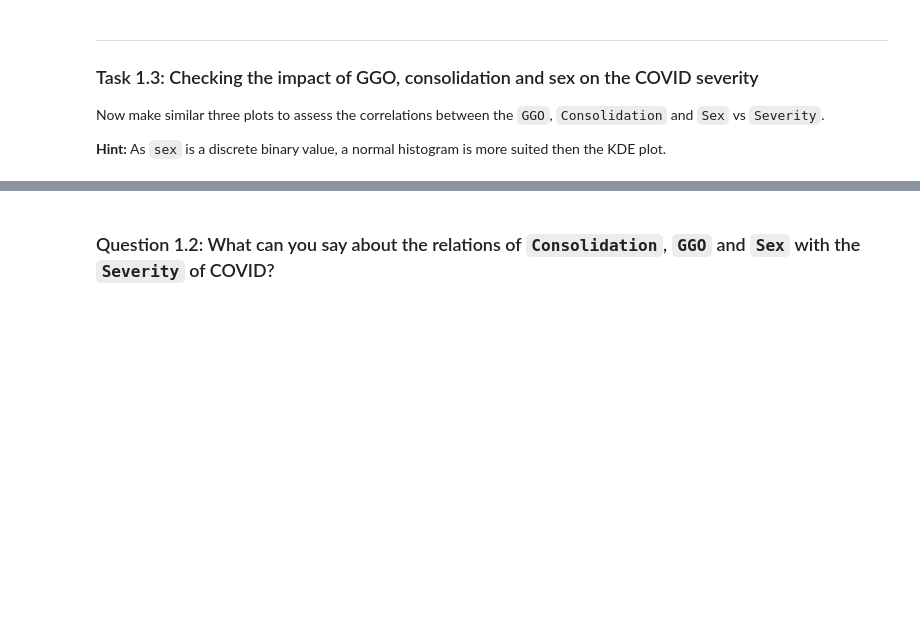
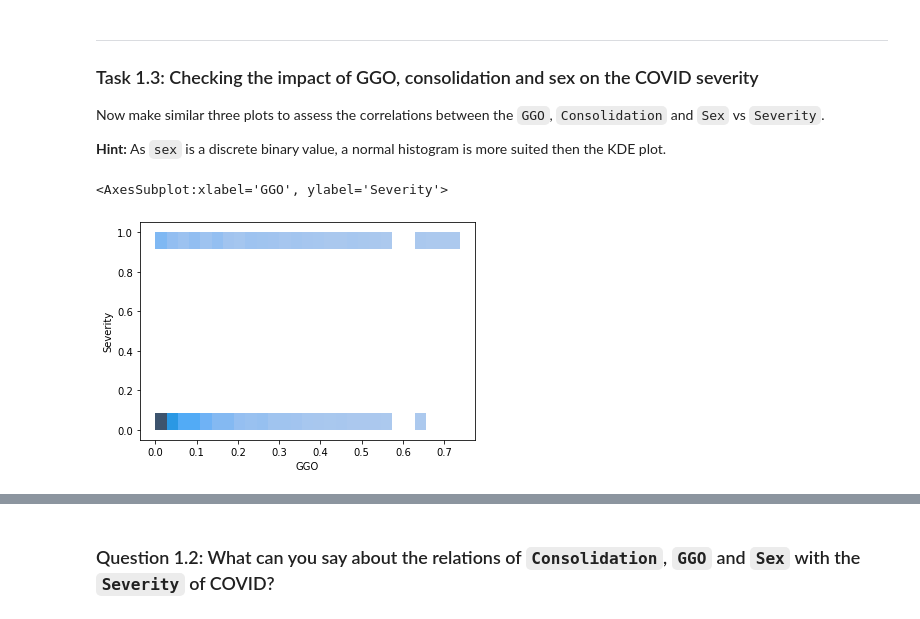
Before and after one commit to Aneruth/Clinical-Decision-Support-System, a Jupyter notebook: WPO4/WPO_4_student.ipynb, the cells around one changed output, grey strips where cells are left out. Saved outputs shown, nothing was run; the diff lists cells and outputs as text; code cells hidden in the pictures; blank space fills up the shorter version.

```diff
--- a/WPO4/WPO_4_student.ipynb
+++ b/WPO4/WPO_4_student.ipynb
@@ -87,5 +123,9 @@ Now make similar three plots to assess the correlations between the `GGO`, `Cons
 __Hint:__ As `sex` is a discrete binary value, a normal histogram is more suited then the KDE plot.
 # %%
 # GGO vs Severity plot
+sns.histplot(df, x="GGO", y='Severity',kde=True)
+# %% [output]
+<AxesSubplot:xlabel='GGO', ylabel='Severity'>
+[figure, added]
 # %%
 # Consolidation vs Severity plot
```
Also changed, not shown: parts of 17 cells of this notebook, 1 other file.
